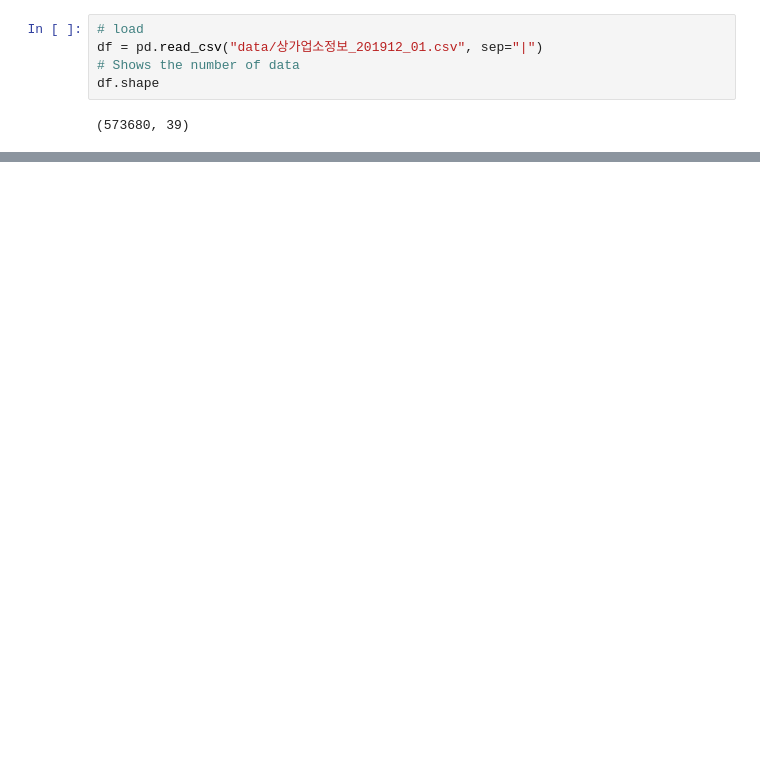
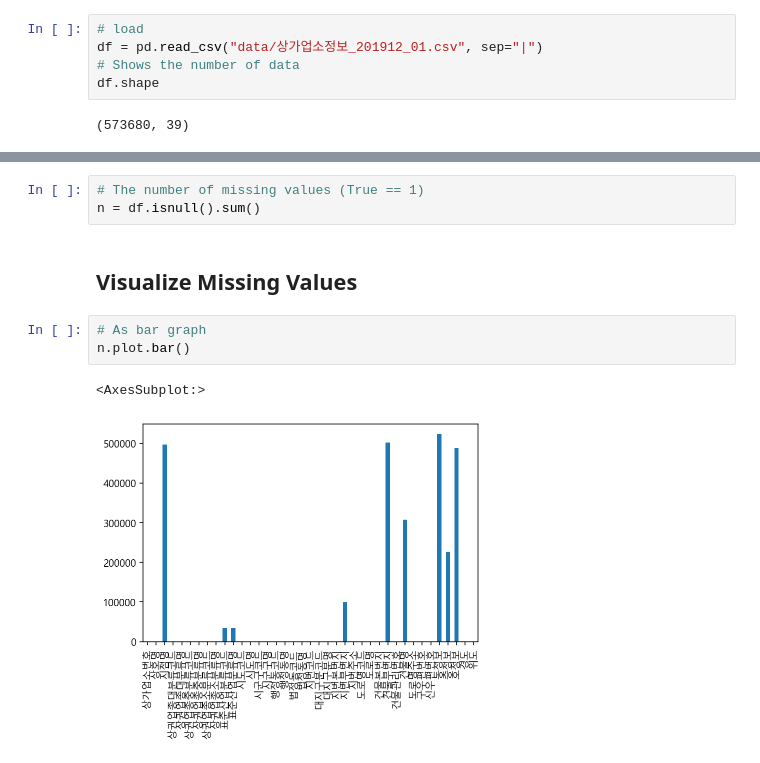
Before and after one commit to taeheelee90/seoul_market_analysis, a Jupyter notebook: Untitled.ipynb, the cells around one changed output, grey strips where cells are left out. Cells and saved outputs as stored; diff of their text form; blank space fills up the shorter version.

Commit message:
Add missing value information

```diff
--- a/Untitled.ipynb
+++ b/Untitled.ipynb
@@ -52,0 +161,11 @@ df.shape
+# %%
+# The number of missing values (True == 1)
+n = df.isnull().sum()
+# %% [markdown]
+## Visualize Missing Values
+# %%
+# As bar graph
+n.plot.bar()
+# %% [output]
+<AxesSubplot:>
+[figure, added]
```
Also changed, not shown: parts of 20 cells of this notebook.
